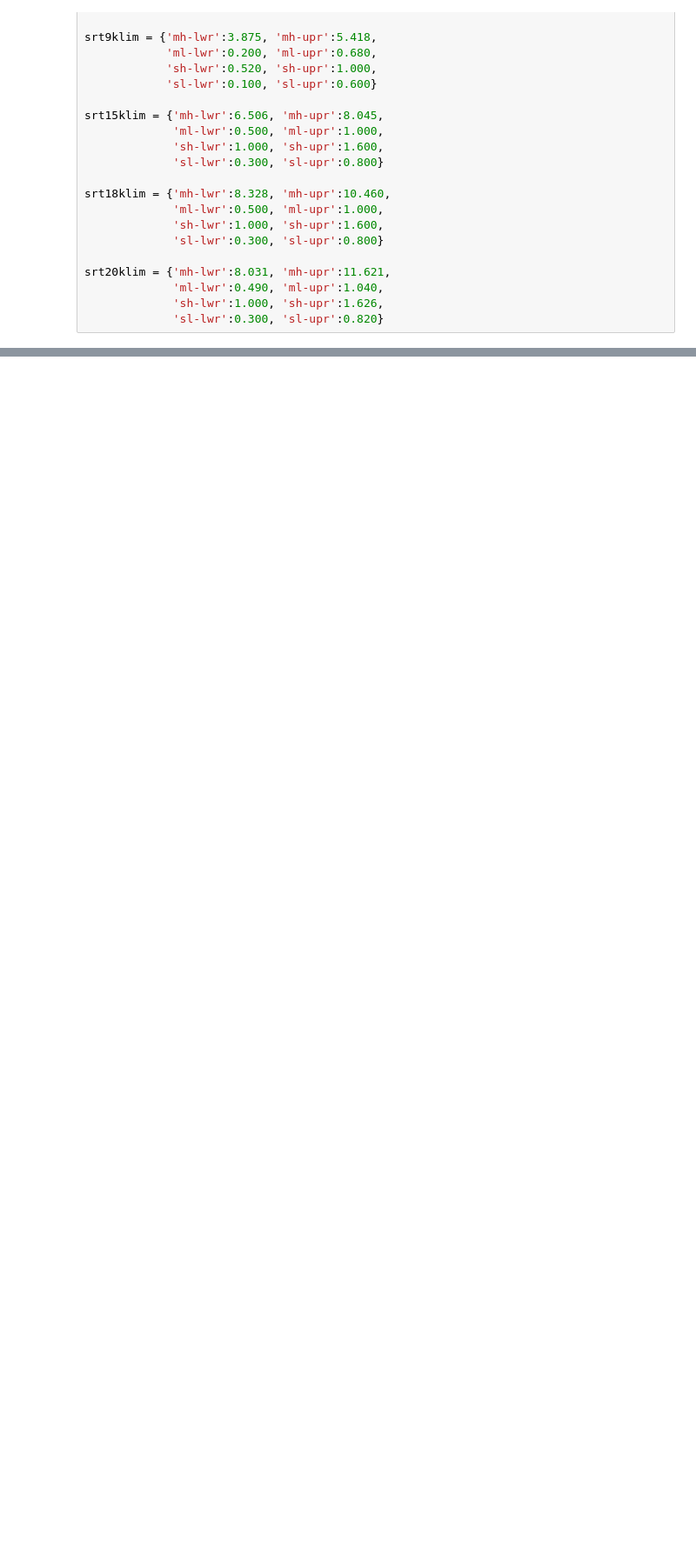
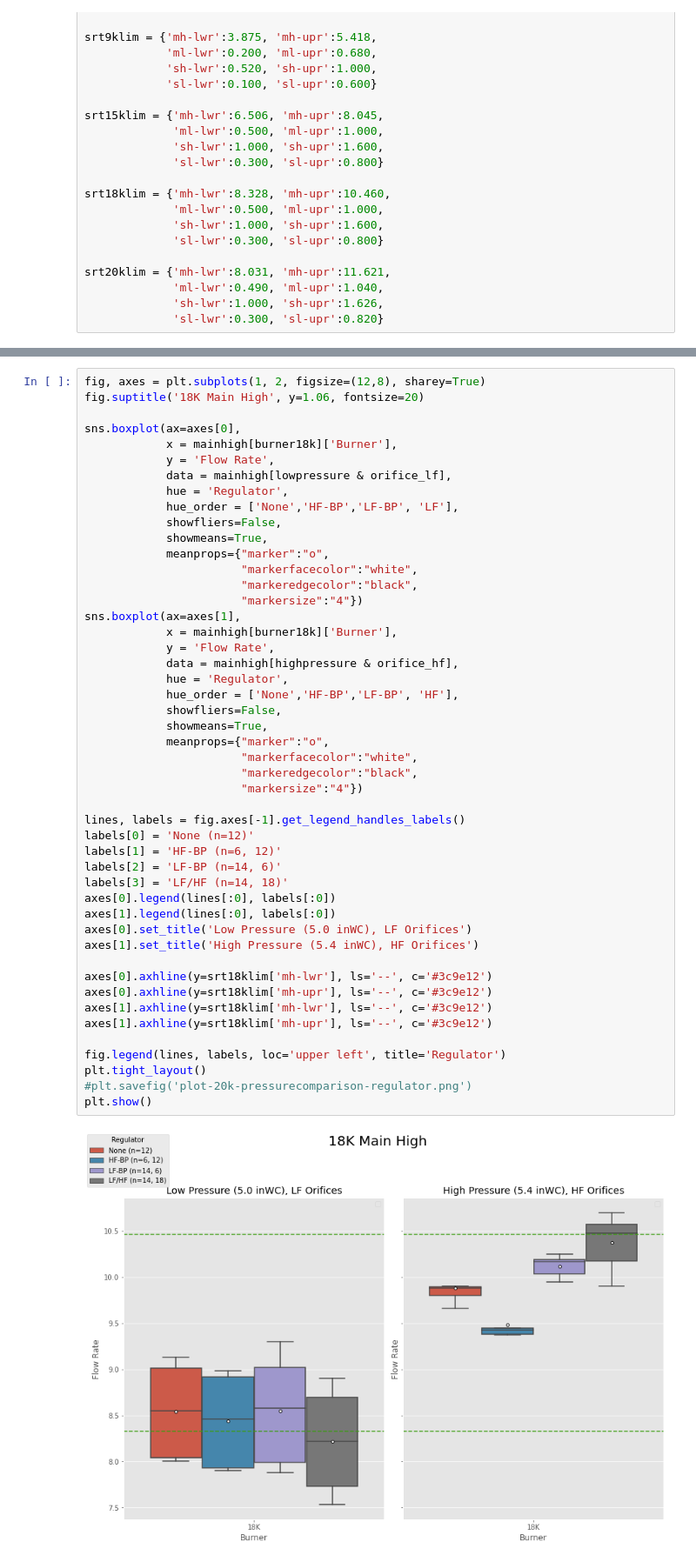
Before and after one commit to elkirk/flow-testing, a Jupyter notebook: flowrate-testing.ipynb, the cells around one changed output, grey strips where cells are left out. Shown: that part at 87% size. Saved outputs shown, nothing was run; the diff lists cells and outputs as text; blank space fills up the shorter version.

```diff
--- a/flowrate-testing.ipynb
+++ b/flowrate-testing.ipynb
@@ -1077,0 +169,50 @@ fig.legend(lines, labels, loc = 'upper left', title='Regulator')
+# %%
+fig, axes = plt.subplots(1, 2, figsize=(12,8), sharey=True)
+fig.suptitle('18K Main High', y=1.06, fontsize=20)
+
+sns.boxplot(ax=axes[0],
+            x = mainhigh[burner18k]['Burner'],
+            y = 'Flow Rate',
+            data = mainhigh[lowpressure & orifice_lf],
+            hue = 'Regulator',
+            hue_order = ['None','HF-BP','LF-BP', 'LF'],
+            showfliers=False,
+            showmeans=True,
+            meanprops={"marker":"o",
+                       "markerfacecolor":"white",
+                       "markeredgecolor":"black",
+                       "markersize":"4"})
+sns.boxplot(ax=axes[1],
+            x = mainhigh[burner18k]['Burner'],
+            y = 'Flow Rate',
+            data = mainhigh[highpressure & orifice_hf],
+            hue = 'Regulator',
+            hue_order = ['None','HF-BP','LF-BP', 'HF'],
+            showfliers=False,
+            showmeans=True,
+            meanprops={"marker":"o",
+                       "markerfacecolor":"white",
+                       "markeredgecolor":"black",
+                       "markersize":"4"})
+
+lines, labels = fig.axes[-1].get_legend_handles_labels()
+labels[0] = 'None (n=12)'
+labels[1] = 'HF-BP (n=6, 12)'
+labels[2] = 'LF-BP (n=14, 6)'
+labels[3] = 'LF/HF (n=14, 18)'
+axes[0].legend(lines[:0], labels[:0])
+axes[1].legend(lines[:0], labels[:0])
+axes[0].set_title('Low Pressure (5.0 inWC), LF Orifices')
+axes[1].set_title('High Pressure (5.4 inWC), HF Orifices')
+
+axes[0].axhline(y=srt18klim['mh-lwr'], ls='--', c='#3c9e12')
+axes[0].axhline(y=srt18klim['mh-upr'], ls='--', c='#3c9e12')
+axes[1].axhline(y=srt18klim['mh-lwr'], ls='--', c='#3c9e12')
+axes[1].axhline(y=srt18klim['mh-upr'], ls='--', c='#3c9e12')
+
+fig.legend(lines, labels, loc='upper left', title='Regulator')
+plt.tight_layout()
+#plt.savefig('plot-20k-pressurecomparison-regulator.png')
+plt.show()
+# %% [output]
+[figure, added]
```
Also changed, not shown: parts of 41 cells of this notebook.
